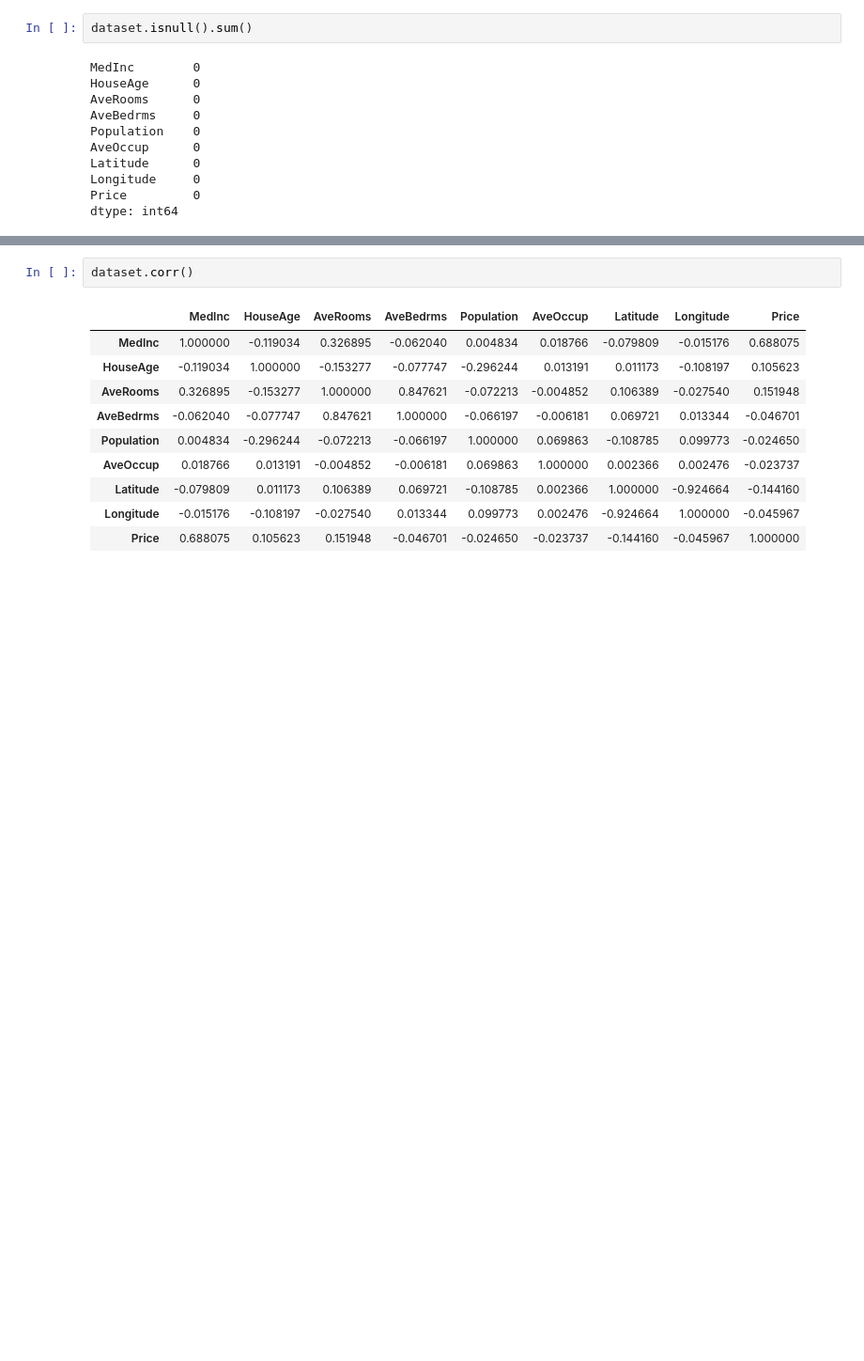
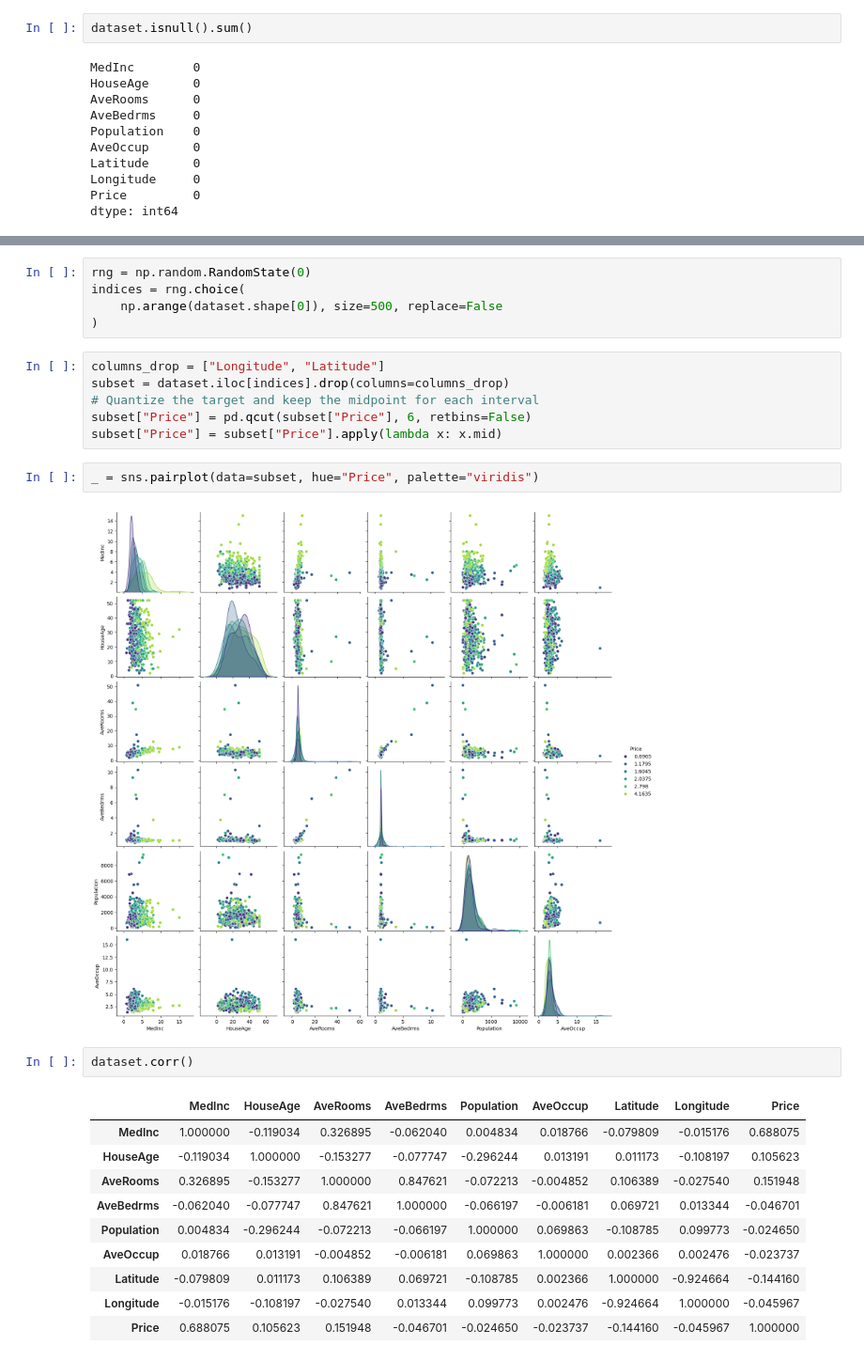
Before and after one commit to Abhinav289/render-house-price-prediction, a Jupyter notebook: simple_end2end.ipynb, the cells around one changed output, grey strips where cells are left out. Shown at 94% size. Saved outputs shown, nothing was run; the diff lists cells and outputs as text; blank space fills up the shorter version.

```diff
--- a/simple_end2end.ipynb
+++ b/simple_end2end.ipynb
@@ -129,3 +216,18 @@ EDA
+# %%
+rng = np.random.RandomState(0)
+indices = rng.choice(
+    np.arange(dataset.shape[0]), size=500, replace=False
+)
+# %%
+columns_drop = ["Longitude", "Latitude"]
+subset = dataset.iloc[indices].drop(columns=columns_drop)
+# Quantize the target and keep the midpoint for each interval
+subset["Price"] = pd.qcut(subset["Price"], 6, retbins=False)
+subset["Price"] = subset["Price"].apply(lambda x: x.mid)
+# %%
+_ = sns.pairplot(data=subset, hue="Price", palette="viridis")
+# %% [output]
+[figure, added]
 # %%
 dataset.corr()
 # %% [output]
```
Also changed, not shown: parts of 131 cells of this notebook, 8 other files.
